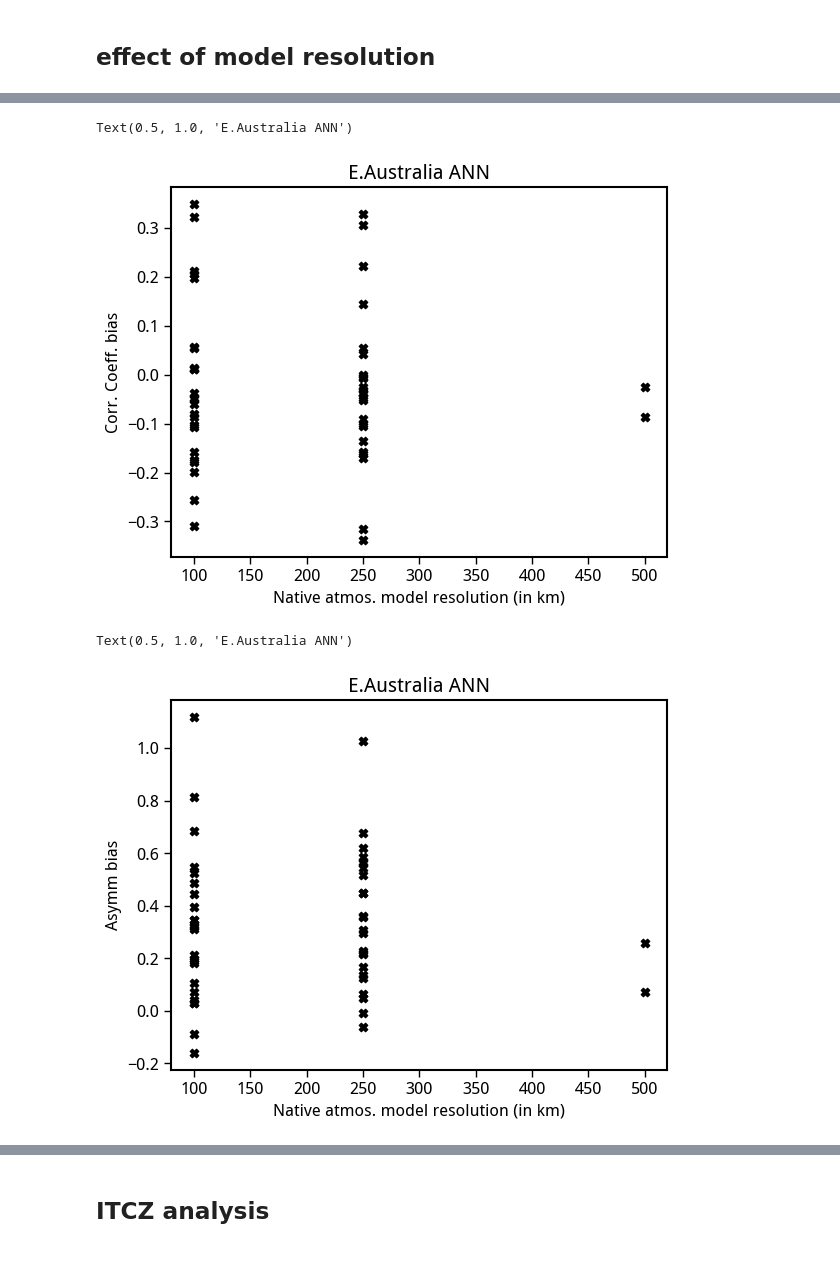
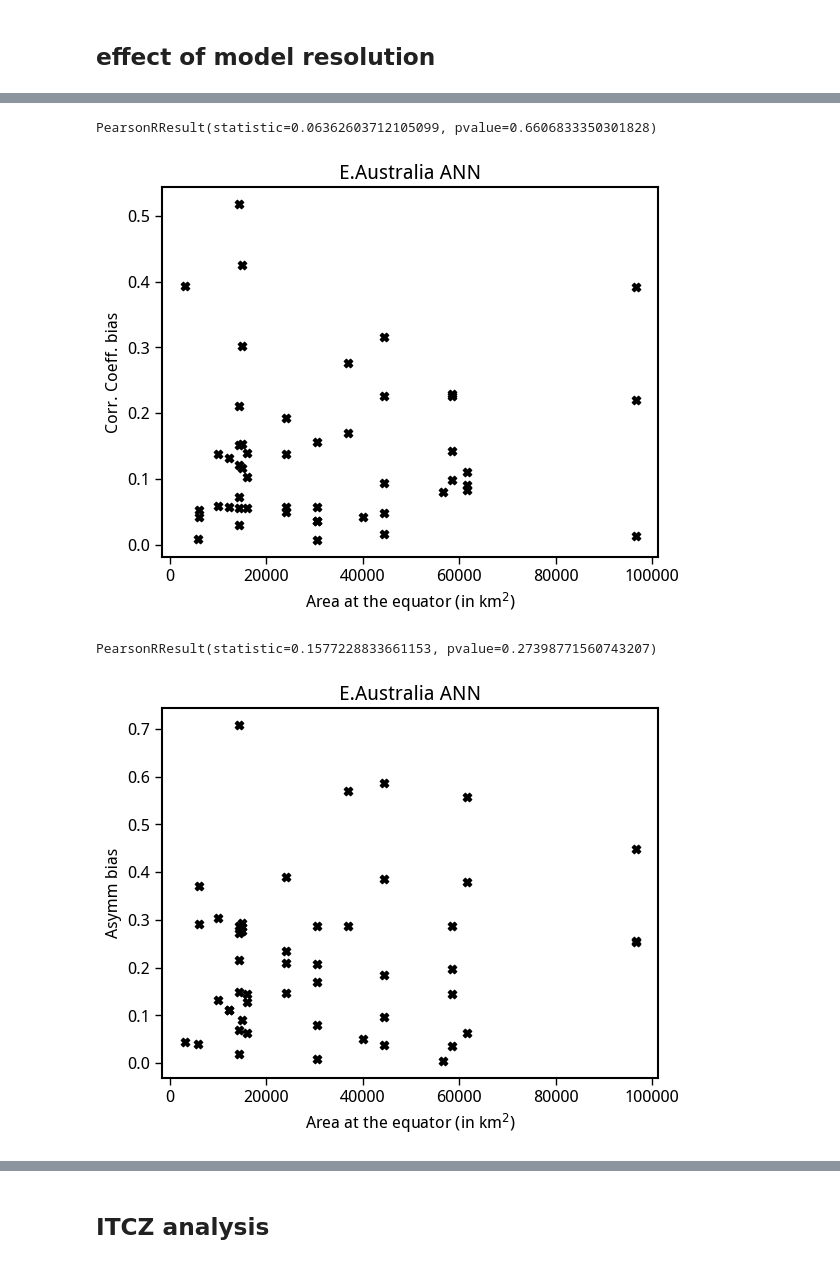
Before and after one commit to adisen99/enso_precip_asymmetry, a Jupyter notebook: 07_code_review1.ipynb, the cells around one changed output, grey strips where cells are left out. Saved outputs shown, nothing was run; the diff lists cells and outputs as text; code cells hidden in the pictures.

```diff
--- a/07_code_review1.ipynb
+++ b/07_code_review1.ipynb
@@ -99,7 +99,7 @@ Data variables: (12/18)
 # %%
 import pandas as pd
 # %%
-model_res = pd.read_csv('./util/model_res_table.csv')
+model_res = pd.read_csv('./util/model_res_table_updated.csv')
 # %%
 model_res
 # %% [output]
@@ -144,21 +144,23 @@ Data variables: (12/18)
     symm         (model, season) float64 -0.3266 0.3317 ... -0.3076 -0.1697
     asymm_pval   (model, season) int64 1 1 1 1 1 1 0 1 1 1 ... 1 0 1 1 1 0 0 1 1
 # %%
-corr_bias = out.isel(model=slice(0, -2), region=41, season=0).corr_coef - out.isel(model=-2, region=37, season=0).corr_coef
-asymm_bias = out.isel(model=slice(0, -2), region=41, season=0).asymm - out.isel(model=-2, region=37, season=0).asymm
+corr_bias = np.abs(out.isel(model=slice(0, -2), region=39, season=0).corr_coef - out.isel(model=-2, region=39, season=0).corr_coef)
+asymm_bias = np.abs(out.isel(model=slice(0, -2), region=39, season=0).asymm - out.isel(model=-2, region=39, season=0).asymm)
 # %%
-plt.scatter(model_res['natNomRes atmos'], corr_bias, marker='X', color='k')
+plt.scatter(model_res['area_at_equator'], corr_bias, marker='X', color='k')
 plt.ylabel('Corr. Coeff. bias')
-plt.xlabel('Native atmos. model resolution (in km)')
+plt.xlabel('Area at the equator (in km$^{2}$)')
 plt.title('E.Australia ANN')
+stats.pearsonr(model_res['area_at_equator'], corr_bias)
 # %% [output]
-Text(0.5, 1.0, 'E.Australia ANN')
+PearsonRResult(statistic=0.06362603712105099, pvalue=0.6606833350301828)
-[figure, old version]
+[figure, new version]
 # %%
-plt.scatter(model_res['natNomRes atmos'], asymm_bias, marker='X', color='k')
+plt.scatter(model_res['area_at_equator'], asymm_bias, marker='X', color='k')
 plt.ylabel('Asymm bias')
-plt.xlabel('Native atmos. model resolution (in km)')
+plt.xlabel('Area at the equator (in km$^{2}$)')
 plt.title('E.Australia ANN')
+stats.pearsonr(model_res['area_at_equator'], asymm_bias)
 # %% [output]
-Text(0.5, 1.0, 'E.Australia ANN')
+PearsonRResult(statistic=0.1577228833661153, pvalue=0.27398771560743207)
-[figure, old version]
+[figure, new version]
```
Also changed, not shown: parts of 81 cells of this notebook, 8 other files.
